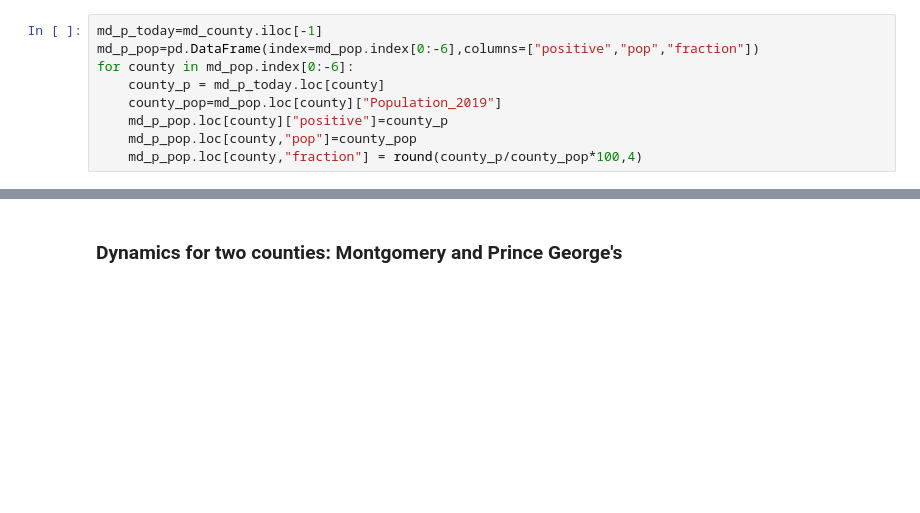
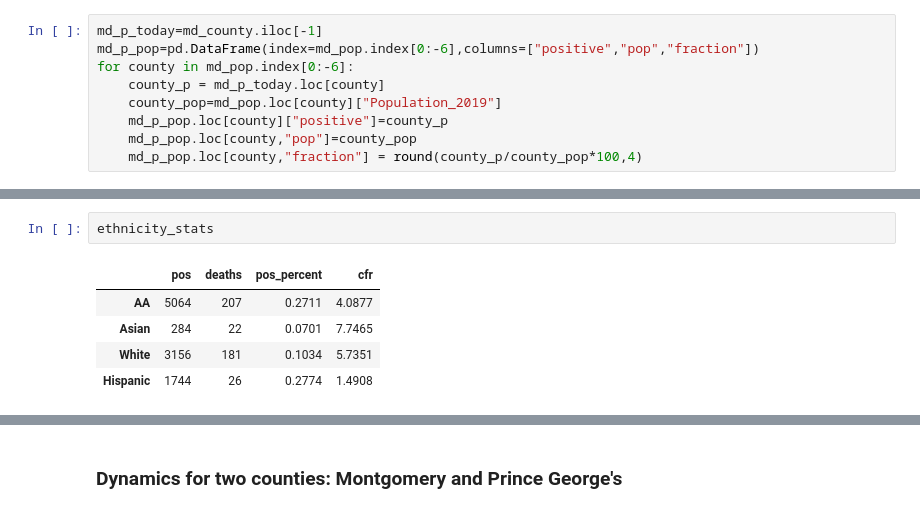
Before and after one commit to akonstodata/md_county_covid, a Jupyter notebook: code/MD_COVID_Dynamics_model_choose.ipynb, the cells around one changed output, grey strips where cells are left out. Saved outputs shown, nothing was run; the diff lists cells and outputs as text; blank space fills up the shorter version.

```diff
--- a/code/MD_COVID_Dynamics_model_choose.ipynb
+++ b/code/MD_COVID_Dynamics_model_choose.ipynb
@@ -436,3 +450,11 @@ cfr_male = round(md_d_today["Male"]/male_pos_num*100,4)
+# %%
+ethnicity_stats
+# %% [output]
+|  | pos | deaths | pos_percent | cfr |
+| AA | 5064 | 207 | 0.2711 | 4.0877 |
+| Asian | 284 | 22 | 0.0701 | 7.7465 |
+| White | 3156 | 181 | 0.1034 | 5.7351 |
+| Hispanic | 1744 | 26 | 0.2774 | 1.4908 |
 # %%
 fig = plt.figure(figsize=(16,10));
 #fig.suptitle('COVID cases in Maryland by gender',fontsize=17)
```
Also changed, not shown: parts of 17 cells of this notebook, 9 other files.
